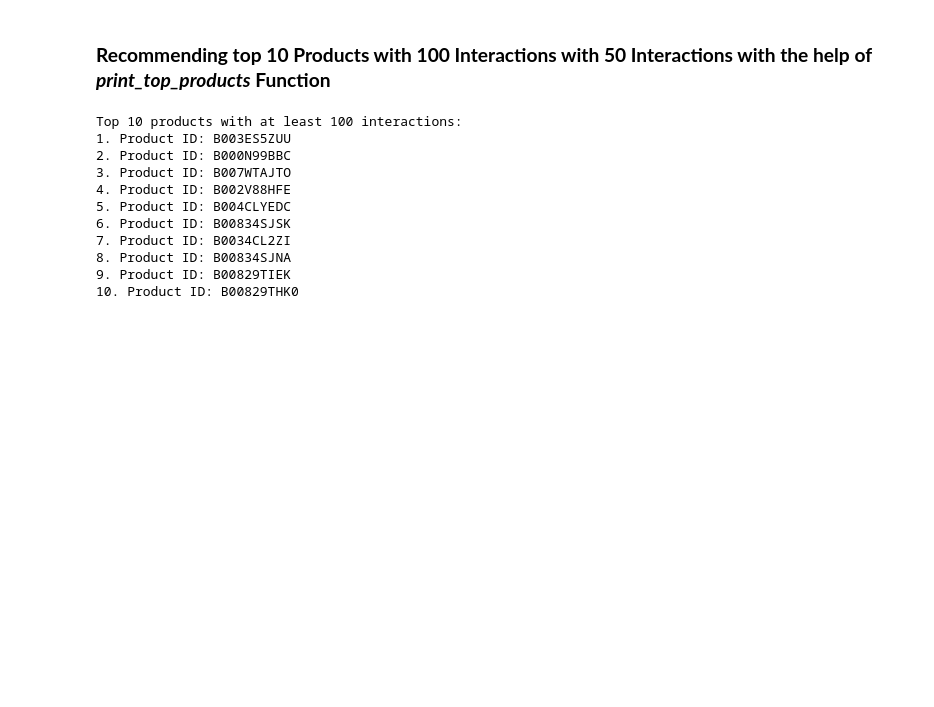
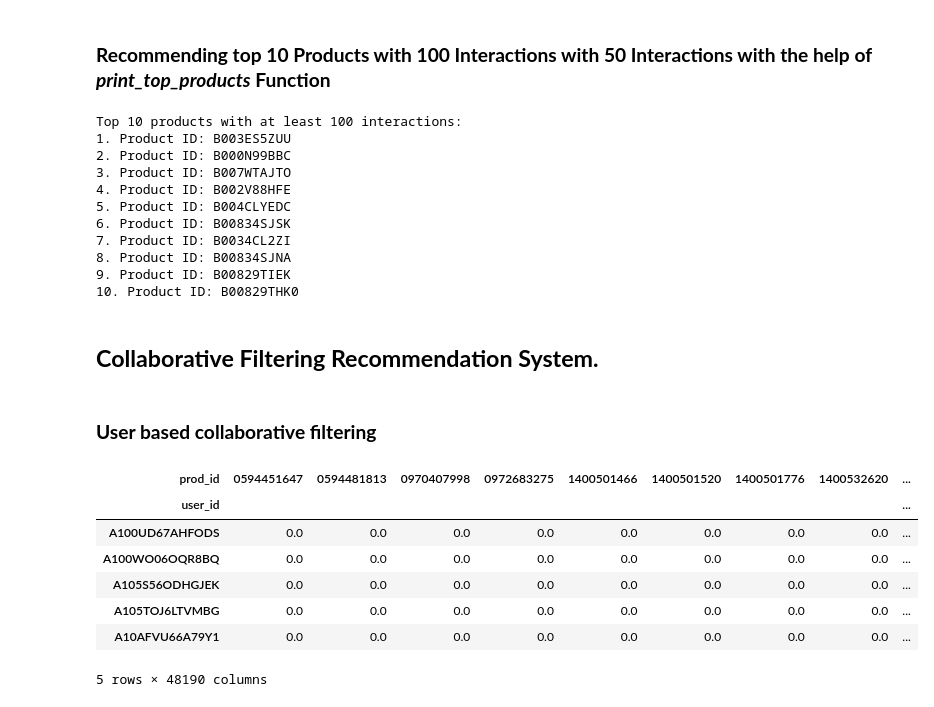
Before and after one commit to shubhamrai1318/Recommendation_System_for_E-commerce, a Jupyter notebook: Recommendation_For_Ecom.ipynb, the cells around one changed output. Cells and saved outputs as stored; diff of their text form; code cells hidden in the pictures; blank space fills up the shorter version.

```diff
--- a/Recommendation_For_Ecom.ipynb
+++ b/Recommendation_For_Ecom.ipynb
@@ -284,3 +332,18 @@ Top 10 products with at least 100 interactions:
 8. Product ID: B00834SJNA
 9. Product ID: B00829TIEK
 10. Product ID: B00829THK0
+# %% [markdown]
+## **Collaborative Filtering Recommendation System.**
+# %% [markdown]
+### **User based collaborative filtering**
+# %%
+final_ratings_matrix.head()
+# %% [output]
+| prod_id | 0594451647 | 0594481813 | 0970407998 | 0972683275 | 1400501466 | 1400501520 | 1400501776 | 1400532620 | ... |
+| user_id |  |  |  |  |  |  |  |  | ... |
+| A100UD67AHFODS | 0.0 | 0.0 | 0.0 | 0.0 | 0.0 | 0.0 | 0.0 | 0.0 | ... |
+| A100WO06OQR8BQ | 0.0 | 0.0 | 0.0 | 0.0 | 0.0 | 0.0 | 0.0 | 0.0 | ... |
+| A105S56ODHGJEK | 0.0 | 0.0 | 0.0 | 0.0 | 0.0 | 0.0 | 0.0 | 0.0 | ... |
+| A105TOJ6LTVMBG | 0.0 | 0.0 | 0.0 | 0.0 | 0.0 | 0.0 | 0.0 | 0.0 | ... |
+| A10AFVU66A79Y1 | 0.0 | 0.0 | 0.0 | 0.0 | 0.0 | 0.0 | 0.0 | 0.0 | ... |
+5 rows × 48190 columns
```
Also changed, not shown: parts of 28 cells of this notebook.
